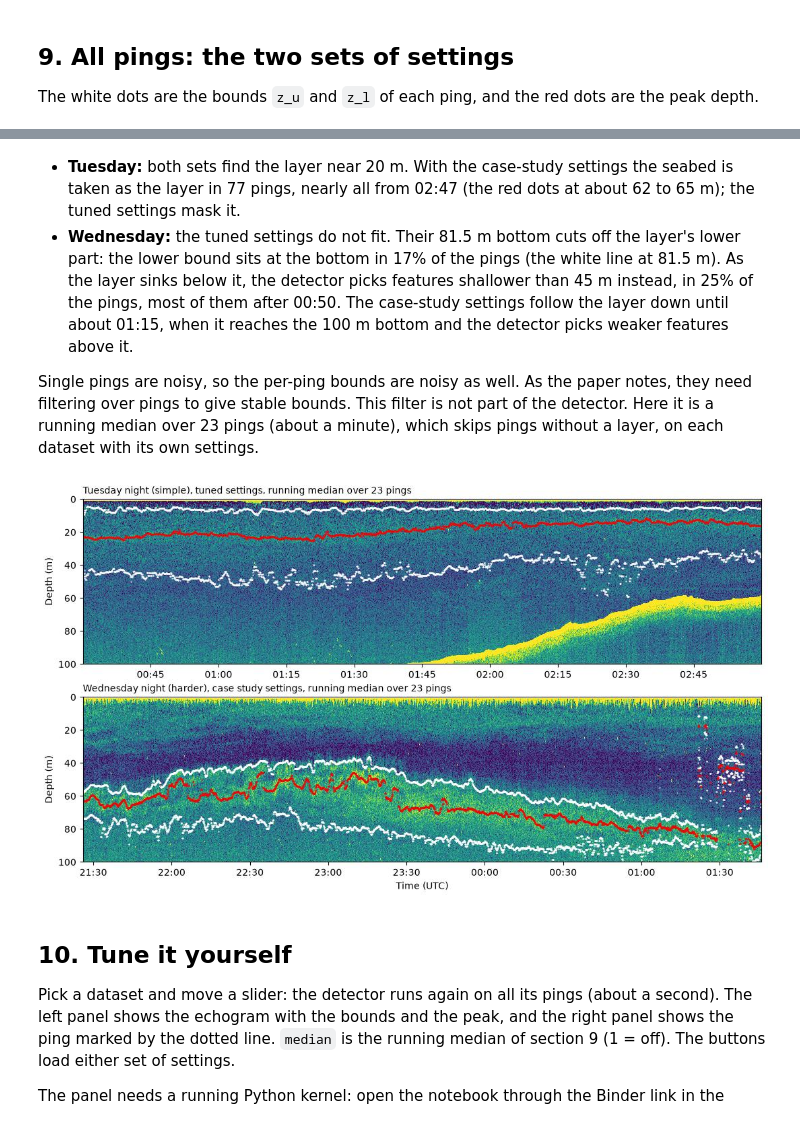
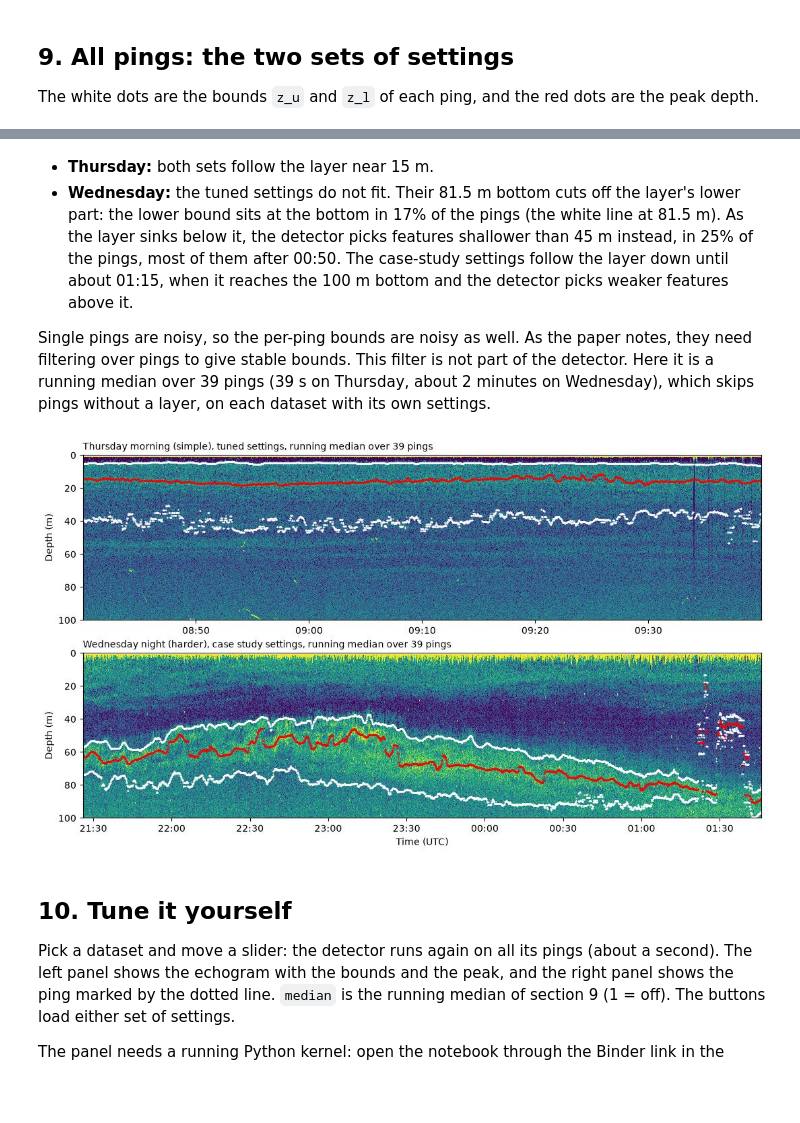
Before and after one commit to Ahmed-Abdelgayed/SSL-detector-demo, a Jupyter notebook: ssl_detector_demo.ipynb, the cells around one changed output, grey strips where cells are left out. Saved outputs shown, nothing was run; the diff lists cells and outputs as text; code cells hidden in the pictures; blank space fills up the shorter version.

```diff
--- a/ssl_detector_demo.ipynb
+++ b/ssl_detector_demo.ipynb
@@ -23,7 +23,7 @@ from IPython.display import display
 
 import ssl_detector as ssl
 
-NAMES = {"tue_night": "Tuesday night (simple)", "wed_night": "Wednesday night (harder)"}
+NAMES = {"thu_morning": "Thursday morning (simple)", "wed_night": "Wednesday night (harder)"}
 D = {k: ssl.load_data(f"data/autonaut_{k}.npz") for k in NAMES}
 for k, d in D.items():
     print(f"{NAMES[k]}: {len(d['time'])} pings, {d['time'][0]} to {d['time'][-1]} UTC, "
@@ -105,7 +106,7 @@ Two sets of settings are given in `ssl_detector.py`:
 # %%
 CASE, TUNED = ssl.DEFAULTS, ssl.TUNED
 SETTINGS = {"case study": CASE, "tuned": TUNED}
-USE = {"tue_night": "tuned", "wed_night": "case study"}     # the settings each dataset is shown with
+USE = {"thu_morning": "tuned", "wed_night": "case study"}     # the settings each dataset is shown with
 print(f"{'':16}" + "".join(f"{name:>12}" for name in SETTINGS))
 for key in CASE:
     print(f"{key:16}" + "".join(f"{str(s[key]):>12}" for s in SETTINGS.values()))
@@ -420,8 +420,7 @@ Tuesday night (simple)     tuned     : layer in 100.0% of pings, median thicknes
 Wednesday night (harder)   case study: layer in 100.0% of pings, median thickness  30.0 m, median jump of the peak between pings  2.1 m
 Wednesday night (harder)   tuned     : layer in  96.7% of pings, median thickness  19.1 m, median jump of the peak between pings  3.4 m
 # %% [markdown]
-- **Tuesday:** both sets find the layer near 20 m. With the case-study settings the seabed is taken as the
-  layer in 77 pings, nearly all from 02:47 (the red dots at about 62 to 65 m); the tuned settings mask it.
+- **Thursday:** both sets follow the layer near 15 m.
 - **Wednesday:** the tuned settings do not fit. Their 81.5 m bottom cuts off the layer's lower part: the
   lower bound sits at the bottom in 17% of the pings (the white line at 81.5 m). As the layer sinks below it,
   the detector picks features shallower than 45 m instead, in 25% of the pings, most of them after 00:50. The
@@ -430,15 +429,16 @@ Wednesday night (harder)   tuned     : layer in  96.7% of pings, median thicknes
 
 Single pings are noisy, so the per-ping bounds are noisy as well. As the paper notes, they need filtering
 over pings to give stable bounds. This filter is not part of the detector. Here it is a running median over
-23 pings (about a minute), which skips pings without a layer, on each dataset with its own settings.
+39 pings (39 s on Thursday, about 2 minutes on Wednesday), which skips pings without a layer, on each dataset
+with its own settings.
 # %%
 fig, axs = plt.subplots(2, 1, figsize=(13, 7))
 for ax, k in zip(axs, D):
-    echogram(ax, k, R[k, USE[k]], median=ssl.TUNED_MEDIAN, title=f"{NAMES[k]}, {USE[k]} settings, running median over 23 pings")
+    echogram(ax, k, R[k, USE[k]], median=ssl.TUNED_MEDIAN, title=f"{NAMES[k]}, {USE[k]} settings, running median over {ssl.TUNED_MEDIAN} pings")
 axs[-1].set_xlabel("Time (UTC)")
 plt.show()
 # %% [output]
-[figure, old version]
+[figure, new version]
 # %% [markdown]
 ## 10. Tune it yourself
 
```
Also changed, not shown: parts of 21 cells of this notebook, 9 other files.
